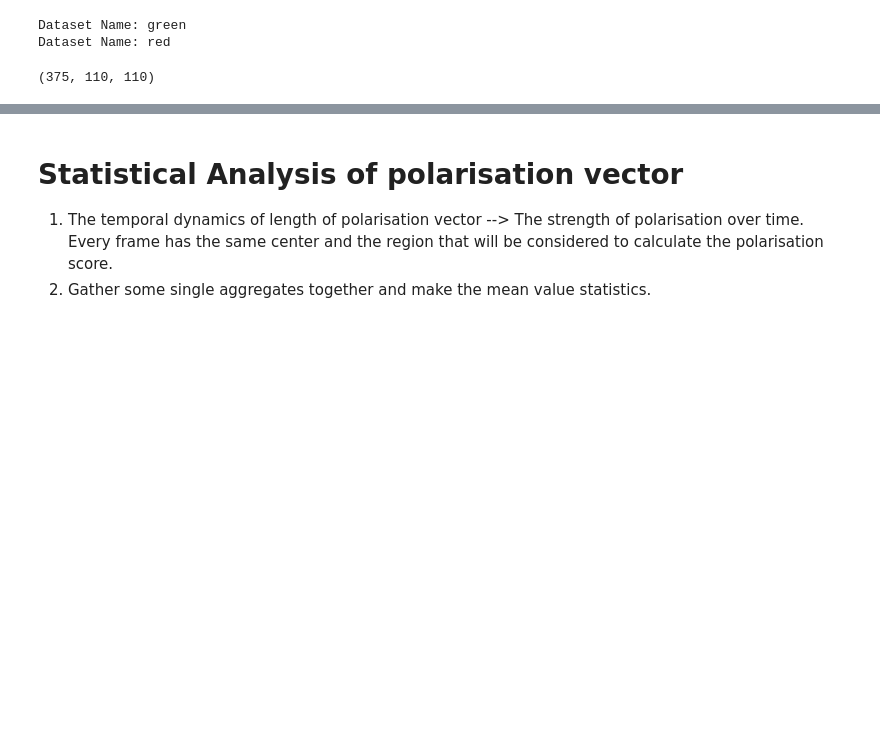
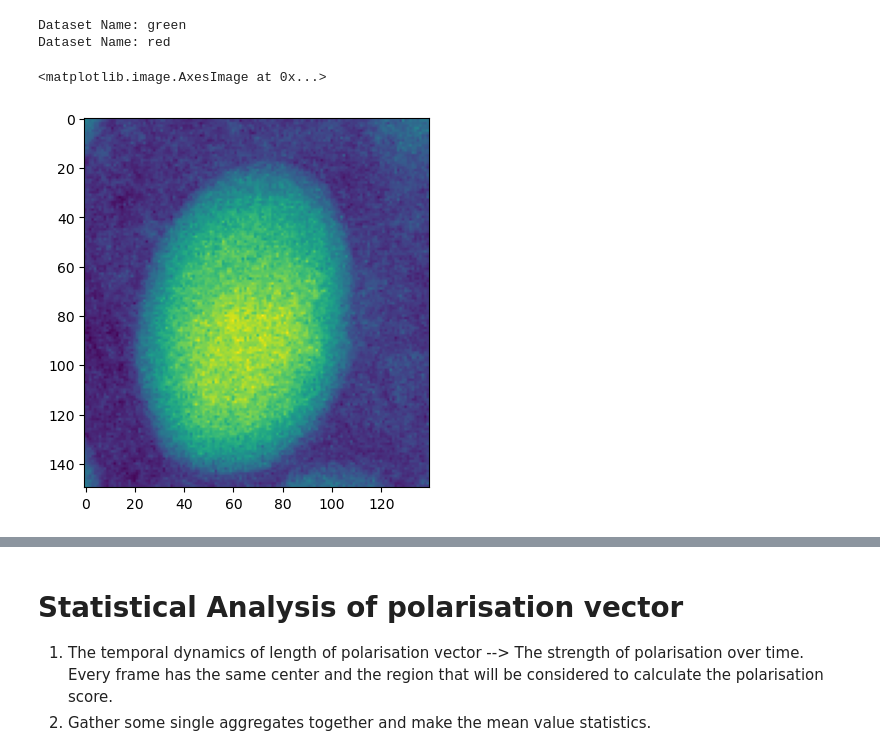
Before and after one commit to rzhou-space/PIV_analysis_headon_data, a Jupyter notebook: Polarisation/Polarisation.ipynb, the cells around one changed output, grey strips where cells are left out. Saved outputs shown, nothing was run; the diff lists cells and outputs as text; code cells hidden in the pictures; blank space fills up the shorter version.

```diff
--- a/Polarisation/Polarisation.ipynb
+++ b/Polarisation/Polarisation.ipynb
@@ -15,7 +20,8 @@ with h5py.File(h5_file_path, 'r') as h5file:
 Dataset Name: green
 Dataset Name: red
 # %%
-h5_file_path = "F:/PhD_Franziska/Headon/RedBeads/subregion_cut1.h5"
+# Extract the data information.
+h5_file_path = "F:/PhD_Franziska/Headon/RedBeads/subregion_cut1(2).h5"
 with h5py.File(h5_file_path, "r") as h5f:
     green_channel = h5f["green"][:]
     red_channel = h5f["red"][:]
@@ -24,19 +31,25 @@ with h5py.File(h5_file_path, "r") as h5f:
 # %%
 def extract_single_aggregate(channel):
+    # Extract information from the dataset with given channel.
     # Extract the image information for al frames.
     aggregate = []
     for i in range(np.shape(channel)[0]):
-        aggregate.append(channel[i][110:220, 240:350])
+        aggregate.append(channel[i][360:510, 630:770]) # Manually fit the region of aggregate!
     return np.array(aggregate)
-# %%
-aggregate = extract_single_aggregate(green_channel)
-np.shape(aggregate)
-# %% [output]
-(375, 110, 110)
 # %%
-h5_file_path = "single_aggregate_horizontal_cut1_all_frames_tissue.h5"
+# Generate the subregion of images.
+aggregate = extract_single_aggregate(green_channel)
+np.shape(aggregate) # (number of frames, y coordinate, x coordinate) dimensional
+
+# Save the all frames of subregion into .h5 file.
+h5_file_path = "single_aggregate_cut1(2)_v1.h5"
 with h5py.File(h5_file_path, "w") as h5f:
      h5f.create_dataset("green", data = aggregate)
+
+plt.imshow(aggregate[300])
+# %% [output]
+<matplotlib.image.AxesImage at 0x...>
+[figure, added]
 # %%
 # # Make the video for single aggregat# fig = plt.figure(figsize = (5, 5), dpi=300)
 # fig = plt.figure(figsize = (5, 5), dpi=300)
```
Also changed, not shown: parts of 20 cells of this notebook.
